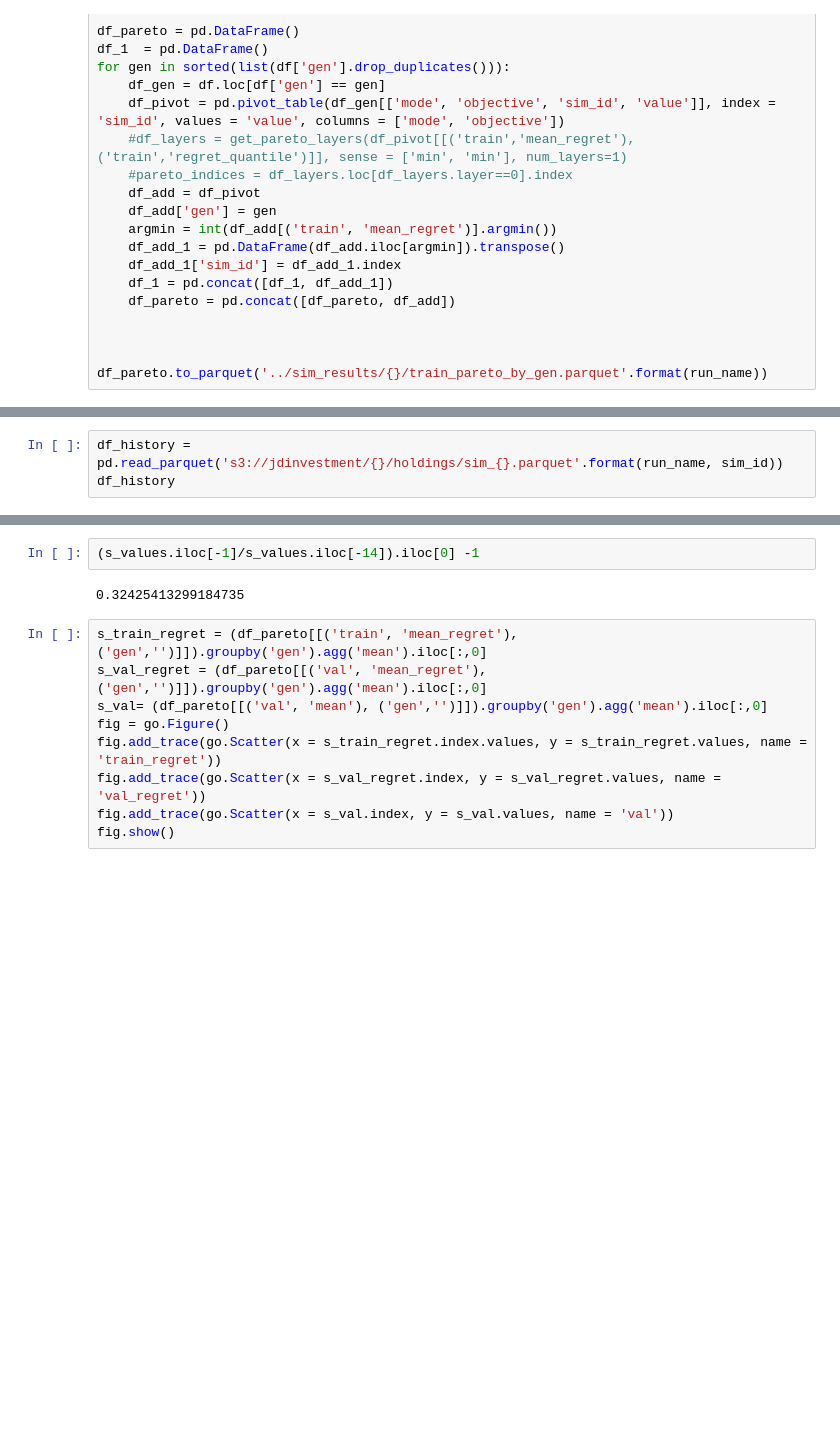
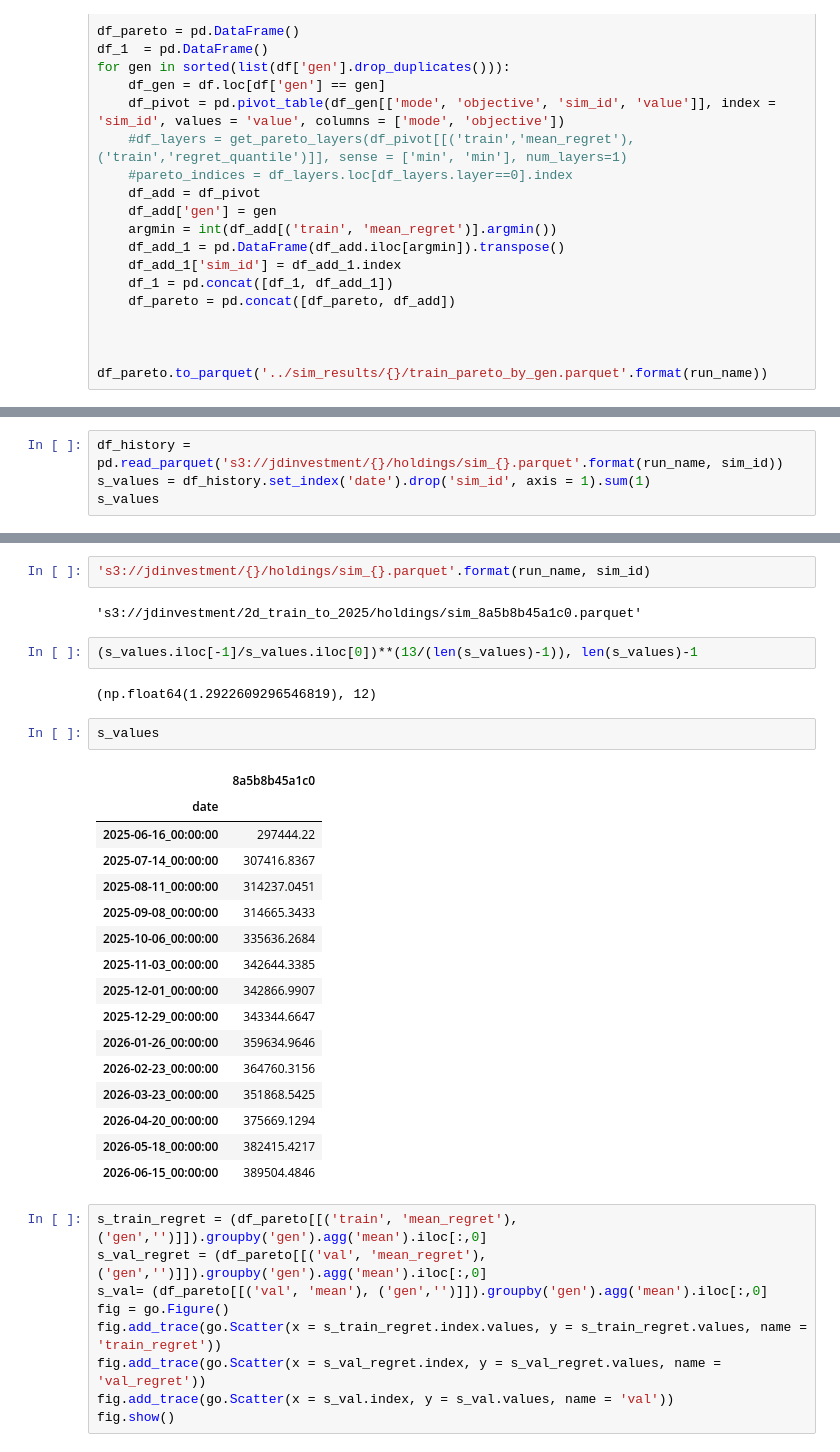
Before and after one commit to jeffdiamonddw/investment_strategy_7, a Jupyter notebook: notebooks/2d_train_to_2025.ipynb, the cells around one changed output, grey strips where cells are left out. Drawn from its saved outputs; the diff is of its cells as text; blank space fills up the shorter version.

```diff
--- a/notebooks/2d_test_4_analysis.ipynb
+++ b/notebooks/2d_train_to_2025.ipynb
@@ -81,5 +83,6 @@ print(sim_index, sim_id, (s_values.iloc[-1]/s_values.iloc[-14])**(1/1), s_values
 dtype: object 2025-06-16_00:00:00 2026-06-15_00:00:00
 # %%
 df_history = pd.read_parquet('s3://jdinvestment/{}/holdings/sim_{}.parquet'.format(run_name, sim_id))
-df_history
+s_values = df_history.set_index('date').drop('sim_id', axis = 1).sum(1)
+s_values
 # %% [output]
@@ -100,7 +106,30 @@ Error:
+# %%
+'s3://jdinvestment/{}/holdings/sim_{}.parquet'.format(run_name, sim_id)
+# %% [output]
+'s3://jdinvestment/2d_train_to_2025/holdings/sim_8a5b8b45a1c0.parquet'
+# %%
+(s_values.iloc[-1]/s_values.iloc[0])**(13/(len(s_values)-1)), len(s_values)-1
+# %% [output]
+(np.float64(1.2922609296546819), 12)
 # %%
-(s_values.iloc[-1]/s_values.iloc[-14]).iloc[0] -1
+s_values
 # %% [output]
-0.32425413299184735
+|  | 8a5b8b45a1c0 |
+| date |  |
+| 2025-06-16_00:00:00 | 297444.22 |
+| 2025-07-14_00:00:00 | 307416.8367 |
+| 2025-08-11_00:00:00 | 314237.0451 |
+| 2025-09-08_00:00:00 | 314665.3433 |
+| 2025-10-06_00:00:00 | 335636.2684 |
+| 2025-11-03_00:00:00 | 342644.3385 |
+| 2025-12-01_00:00:00 | 342866.9907 |
+| 2025-12-29_00:00:00 | 343344.6647 |
+| 2026-01-26_00:00:00 | 359634.9646 |
+| 2026-02-23_00:00:00 | 364760.3156 |
+| 2026-03-23_00:00:00 | 351868.5425 |
+| 2026-04-20_00:00:00 | 375669.1294 |
+| 2026-05-18_00:00:00 | 382415.4217 |
+| 2026-06-15_00:00:00 | 389504.4846 |
 # %%
 s_train_regret = (df_pareto[[('train', 'mean_regret'), ('gen','')]]).groupby('gen').agg('mean').iloc[:,0]
 s_val_regret = (df_pareto[[('val', 'mean_regret'), ('gen','')]]).groupby('gen').agg('mean').iloc[:,0]
```
Also changed, not shown: parts of 4 cells of this notebook, 49 other files.
